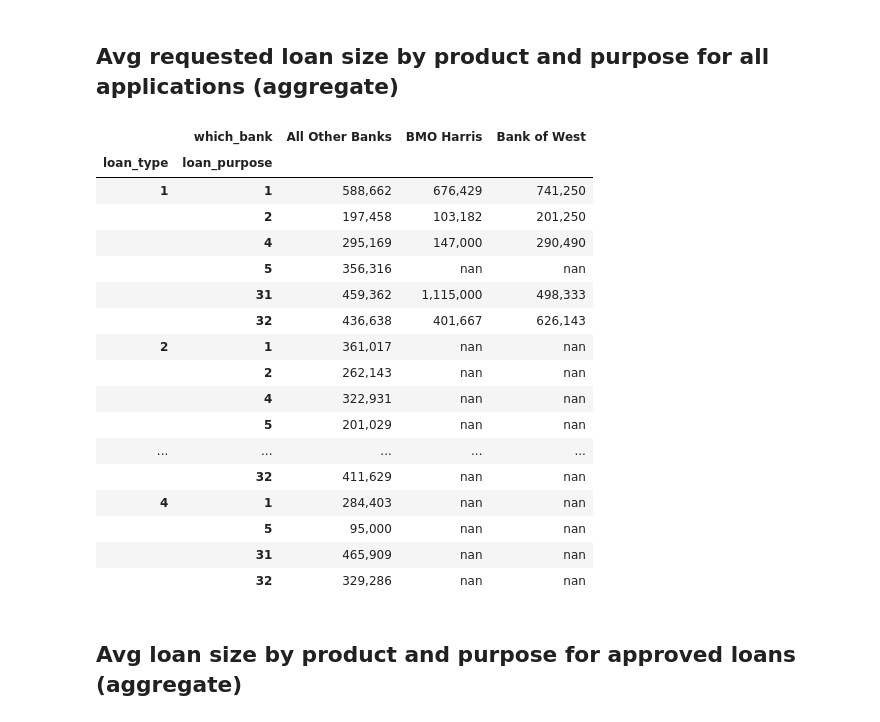
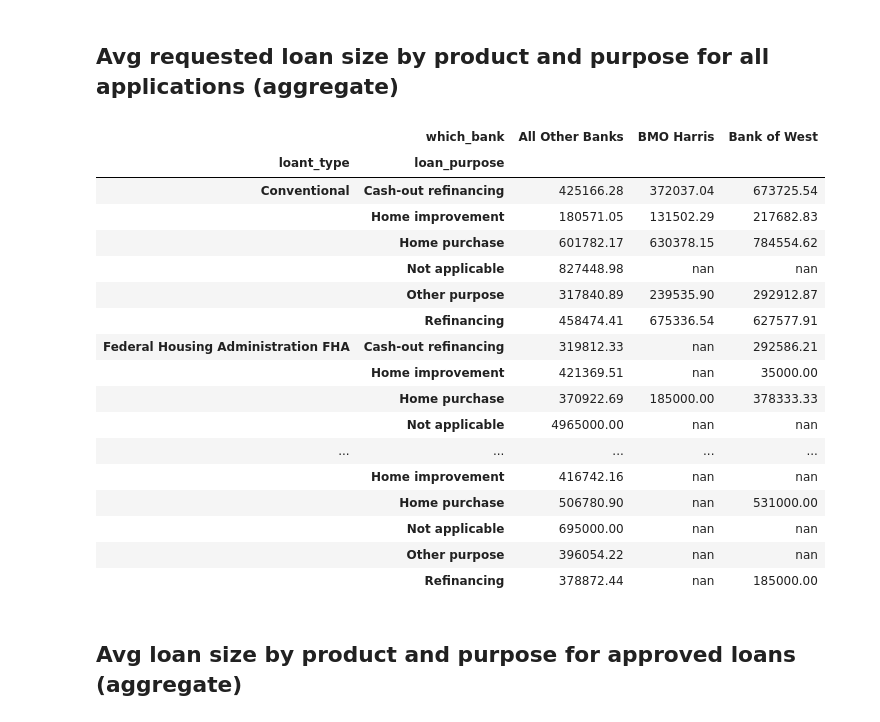
Before and after one commit to LeDataSciFi/FinTech-Capstone-2023, a Jupyter notebook: code/Descriptive_Statistics.ipynb, the cells around one changed output. Cells and saved outputs as stored; diff of their text form; code cells hidden in the pictures.

```diff
--- a/code/Descriptive_Statistics.ipynb
+++ b/code/Descriptive_Statistics.ipynb
@@ -101,0 +66,19 @@ pivot.style.format('{:,.2f}')
+# %%
+# Our tables will contract BMO and BOW to all other banks
+def lei_map(lei):
+    if lei == 'QOT5WN9RBKQTFRVKEV31':
+        return 'Bank of West'
+    elif lei == '3Y4U8VZURTYWI1W2K376':
+        return 'BMO Harris'
+    elif lei == np.nan:
+        return np.nan
+    else:
+        return 'All Other Banks'
+
+hmda['which_bank'] = hmda['lei'].map(lei_map)
+
+hmda['approved'] = (hmda['action_taken'] == "Loan Originated") | (hmda['action_taken'] == "Application approved but not accepted")
+
+hmda['application'] = (hmda['action_taken'] == "Loan Originated") | (hmda['action_taken'] == "Application approved but not accepted") | (hmda['action_taken'] == "Application denied")
+
+hmda['denial'] = (hmda['action_taken'] == "Application denied")
@@ -104,27 +117,27 @@ pivot.style.format('{:,.2f}')
 # %%
 hmda.pivot_table(index=['loant_type', 'loan_purpose'],
                  columns = ['which_bank'],
                  values='loan_amount',
-                 aggfunc='mean').style.format('{:,.0f}')
+                 aggfunc='mean').applymap("{:.2f}".format)
 # %% [output]
 |  | which_bank | All Other Banks | BMO Harris | Bank of West |
-| loan_type | loan_purpose |  |  |  |
-| 1 | 1 | 588,662 | 676,429 | 741,250 |
-|  | 2 | 197,458 | 103,182 | 201,250 |
-|  | 4 | 295,169 | 147,000 | 290,490 |
-|  | 5 | 356,316 | nan | nan |
-|  | 31 | 459,362 | 1,115,000 | 498,333 |
-|  | 32 | 436,638 | 401,667 | 626,143 |
-| 2 | 1 | 361,017 | nan | nan |
-|  | 2 | 262,143 | nan | nan |
-|  | 4 | 322,931 | nan | nan |
-|  | 5 | 201,029 | nan | nan |
+| loant_type | loan_purpose |  |  |  |
+| Conventional | Cash-out refinancing | 425166.28 | 372037.04 | 673725.54 |
+|  | Home improvement | 180571.05 | 131502.29 | 217682.83 |
+|  | Home purchase | 601782.17 | 630378.15 | 784554.62 |
+|  | Not applicable | 827448.98 | nan | nan |
+|  | Other purpose | 317840.89 | 239535.90 | 292912.87 |
+|  | Refinancing | 458474.41 | 675336.54 | 627577.91 |
+| Federal Housing Administration FHA | Cash-out refinancing | 319812.33 | nan | 292586.21 |
+|  | Home improvement | 421369.51 | nan | 35000.00 |
+|  | Home purchase | 370922.69 | 185000.00 | 378333.33 |
+|  | Not applicable | 4965000.00 | nan | nan |
 | ... | ... | ... | ... | ... |
-|  | 32 | 411,629 | nan | nan |
-| 4 | 1 | 284,403 | nan | nan |
-|  | 5 | 95,000 | nan | nan |
-|  | 31 | 465,909 | nan | nan |
-|  | 32 | 329,286 | nan | nan |
+|  | Home improvement | 416742.16 | nan | nan |
+|  | Home purchase | 506780.90 | nan | 531000.00 |
+|  | Not applicable | 695000.00 | nan | nan |
+|  | Other purpose | 396054.22 | nan | nan |
+|  | Refinancing | 378872.44 | nan | 185000.00 |
 # %% [markdown]
 ## Avg loan size by product and purpose for approved loans (aggregate)
 # %%
```
Also changed, not shown: parts of 9 cells of this notebook, 2 other files.
